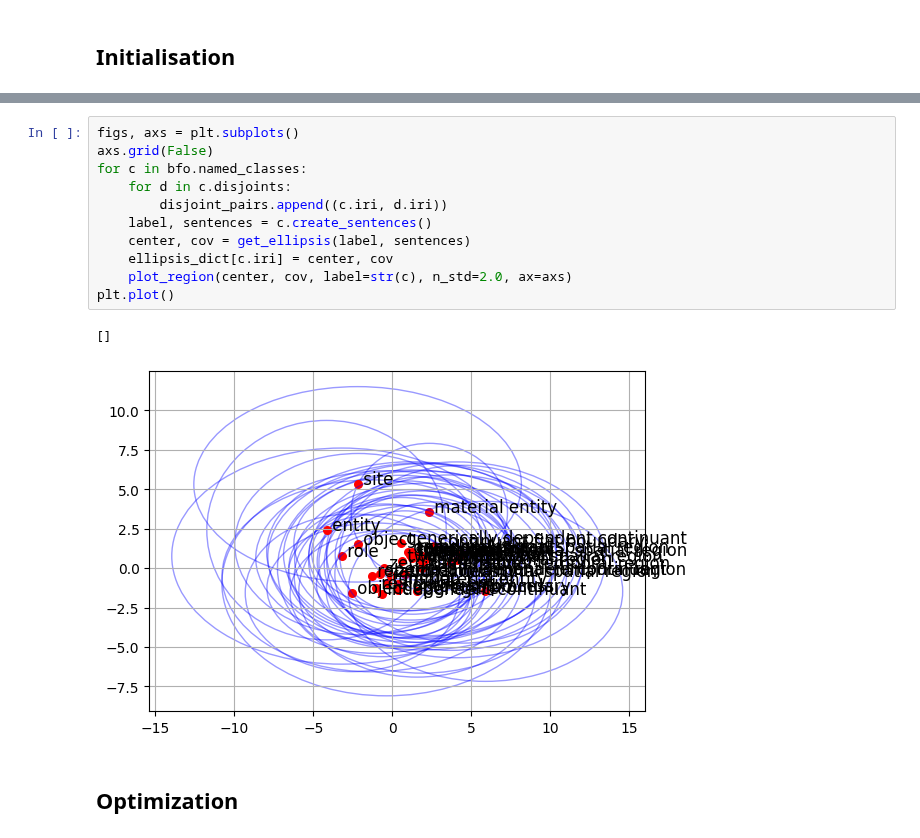
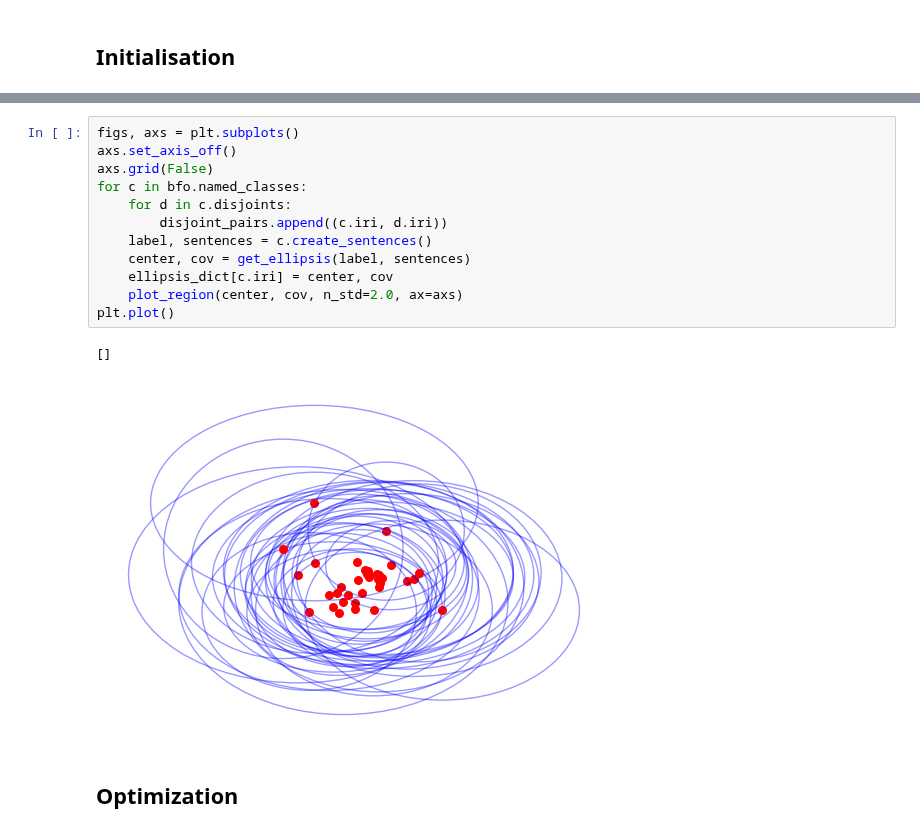
Before and after one commit to SamirKipper/Ontopo, a Jupyter notebook: src/test.ipynb, the cells around one changed output, grey strips where cells are left out. Drawn from its saved outputs; the diff is of its cells as text.

Commit message:
got rid of obsolete code, images better

```diff
--- a/src/test.ipynb
+++ b/src/test.ipynb
@@ -142,18 +142,19 @@ pprint(disjoint_pairs)
   'http://purl.obolibrary.org/obo/BFO_0000031')]
 # %%
 figs, axs = plt.subplots()
+axs.set_axis_off()
 axs.grid(False)
 for c in bfo.named_classes:
     for d in c.disjoints:
         disjoint_pairs.append((c.iri, d.iri))
     label, sentences = c.create_sentences()
     center, cov = get_ellipsis(label, sentences)
     ellipsis_dict[c.iri] = center, cov
-    plot_region(center, cov, label=str(c), n_std=2.0, ax=axs)
+    plot_region(center, cov, n_std=2.0, ax=axs)
 plt.plot()
 # %% [output]
 []
-[figure, old version]
+[figure, new version]
 # %% [markdown]
 ## Optimization
 # %%
```
Also changed, not shown: parts of 5 cells of this notebook, 2 other files.
